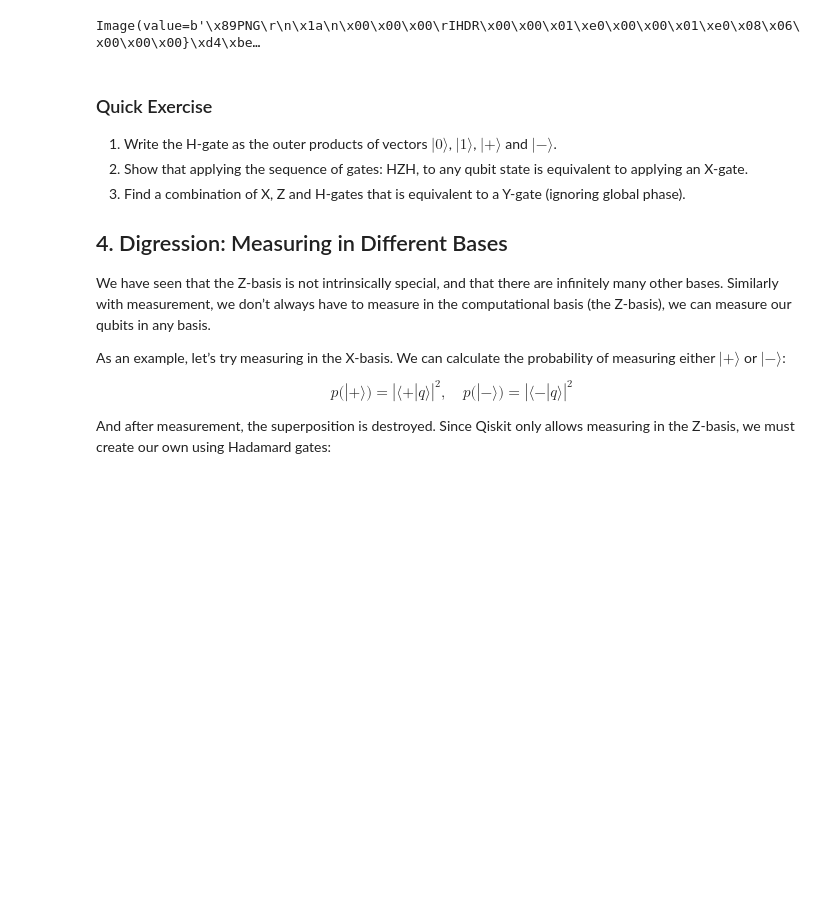
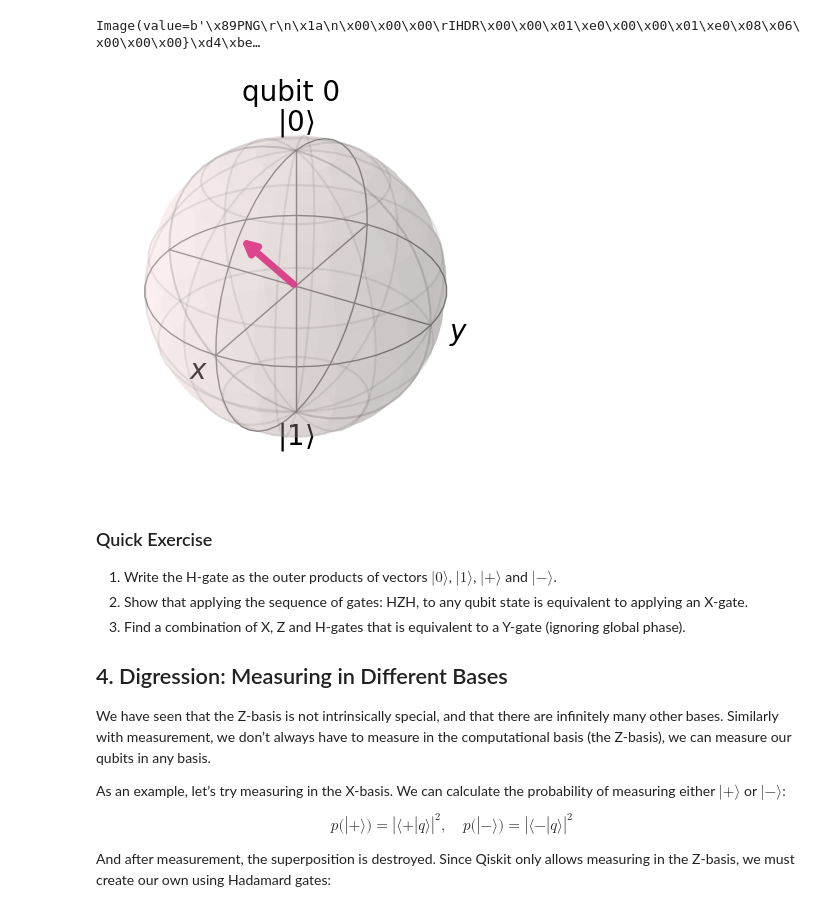
Before and after one commit to yuttai/qiskit-textbook, a Jupyter notebook: content/ch-states/single-qubit-gates.ipynb, the cells around one changed output. Drawn from its saved outputs; the diff is of its cells as text; code cells hidden in the pictures; blank space fills up the shorter version.

Commit message:
single-qubit-gates.ipynb Eliminated unnecessary variables...

```diff
--- a/content/ch-states/single-qubit-gates.ipynb
+++ b/content/ch-states/single-qubit-gates.ipynb
@@ -207,26 +207,21 @@ Image(value=b'\x89PNG\r\n\x1a\n\x00\x00\x00\rIHDR\x00\x00\x01\xe0\x00\x00\x01\xe
 # %%
 # The following code is modified from def def plot_bloch_multivector(state, title="", figsize=None, *, rho=None, reverse_bits=False, filename=None) .
 qc = QuantumCircuit(1) # Must redefine qc
 qc.initialize([(sqrt(2) + 1) / sqrt(4 + 2 * sqrt(2)), 1 / sqrt(4 + 2 * sqrt(2))], 0) # Initialize the 0th qubit in the state `initial_state`
 from qiskit.quantum_info import Statevector
-state = Statevector(qc)
-title = ""
-figsize = None
-rho = None
 from qiskit.visualization.state_visualization import _bloch_multivector_data, plot_bloch_vector
-bloch_data = _bloch_multivector_data(state)
+bloch_data = _bloch_multivector_data(Statevector(qc))
 num = len(bloch_data)
 from matplotlib import pyplot as plt
-width, height = plt.figaspect(1 / num)
-fig = plt.figure(figsize=(width, height))
+fig = plt.figure(figsize=plt.figaspect(1 / num))
 for i in range(num):
-    pos = i
-    ax = fig.add_subplot(1, num, i + 1, projection="3d")
-    plot_bloch_vector(bloch_data[i], "qubit " + str(pos), ax=ax, figsize=figsize)
-fig.suptitle(title, fontsize=16, y=1.01)
+    plot_bloch_vector(bloch_data[i], "qubit " + str(i), ax=fig.add_subplot(1, num, i + 1, projection="3d"), figsize=None)
+fig.suptitle("", fontsize=16, y=1.01)
 from qiskit.visualization.utils import matplotlib_close_if_inline
 matplotlib_close_if_inline(fig)
 fig
+# %% [output]
+[figure, added]
 # %% [markdown]
 ### Quick Exercise
 1. Write the H-gate as the outer products of vectors $|0\rangle$, $|1\rangle$, $|+\rangle$ and $|-\rangle$.
```
